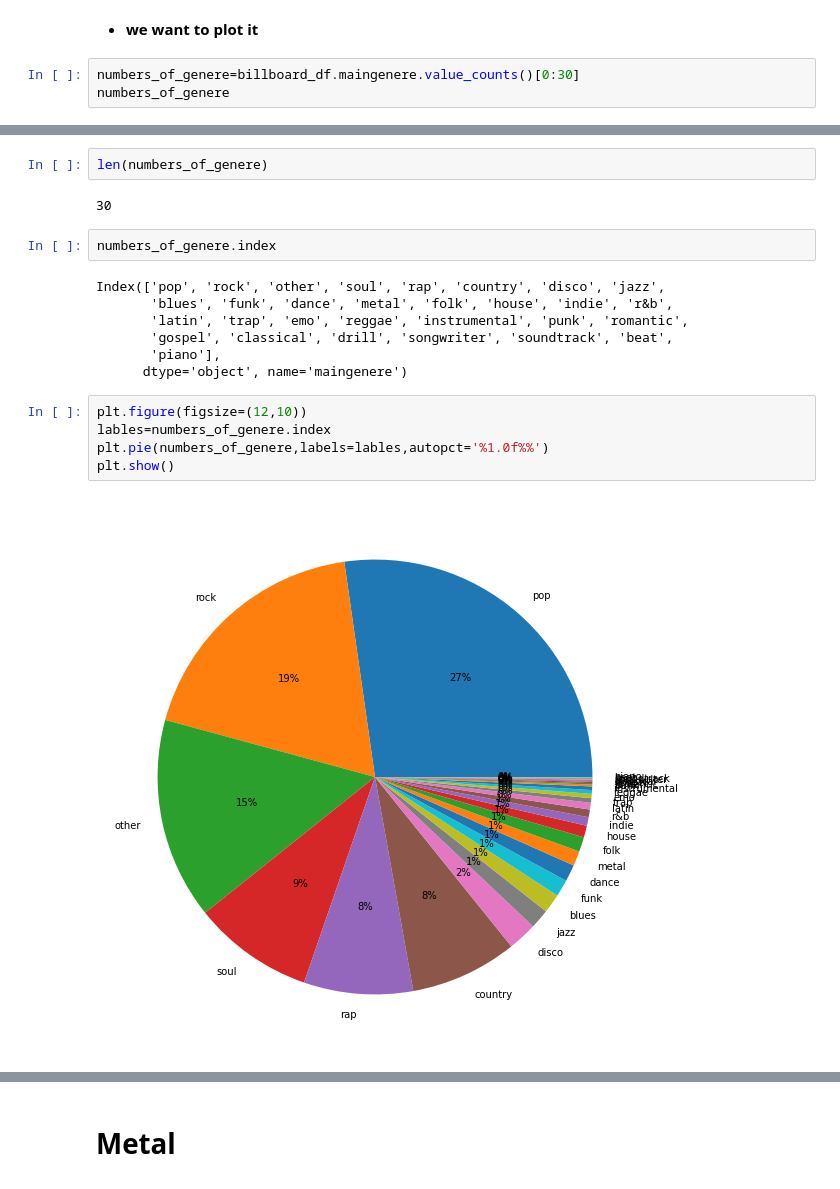
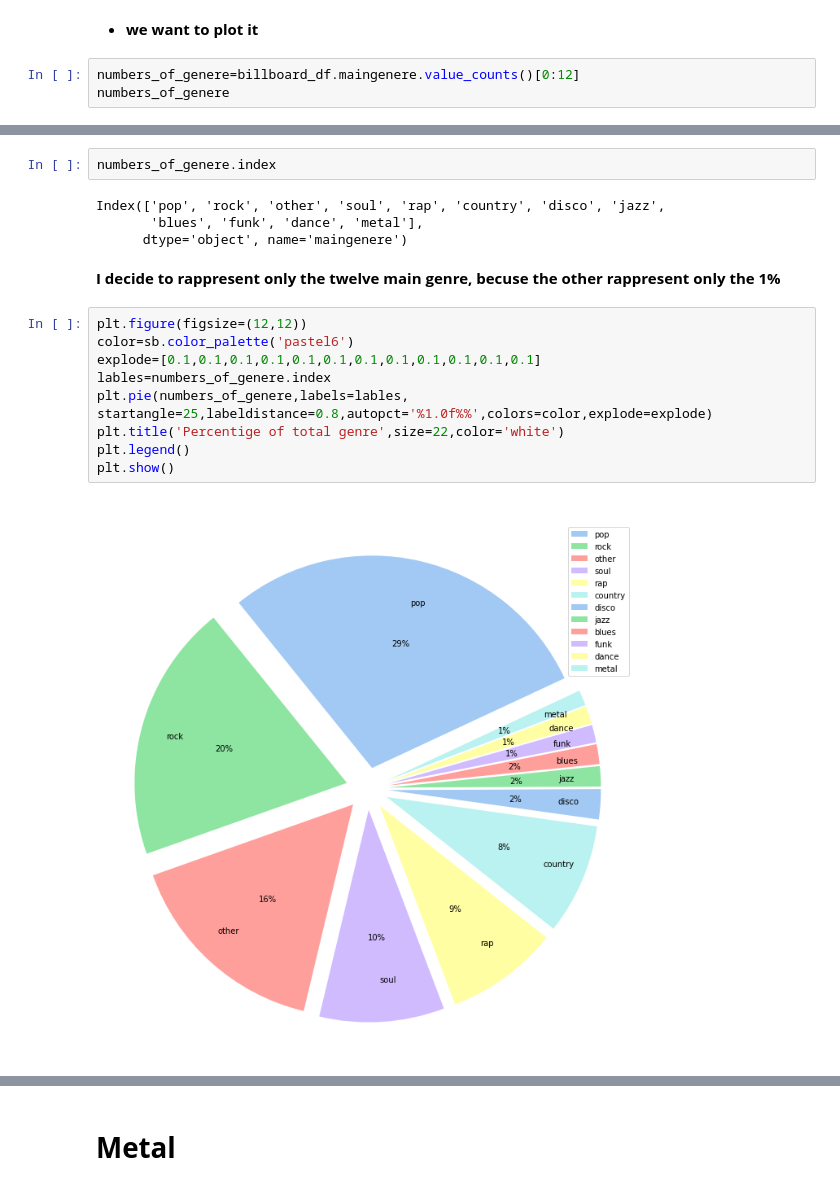
Before and after one commit to alelovo/Project_programming, a Jupyter notebook: project.ipynb, the cells around one changed output, grey strips where cells are left out. Drawn from its saved outputs; the diff is of its cells as text.

```diff
--- a/project.ipynb
+++ b/project.ipynb
@@ -376,7 +376,7 @@ memory usage: 4.9+ MB
 # %% [markdown]
 * **we want to plot it**
 # %%
-numbers_of_genere=billboard_df.maingenere.value_counts()[0:30]
+numbers_of_genere=billboard_df.maingenere.value_counts()[0:12]
 numbers_of_genere
 # %% [output]
 maingenere
@@ -398,21 +395,20 @@ piano             11
 Name: count, dtype: int64
-# %%
-len(numbers_of_genere)
-# %% [output]
-30
 # %%
 numbers_of_genere.index
 # %% [output]
 Index(['pop', 'rock', 'other', 'soul', 'rap', 'country', 'disco', 'jazz',
-       'blues', 'funk', 'dance', 'metal', 'folk', 'house', 'indie', 'r&b',
-       'latin', 'trap', 'emo', 'reggae', 'instrumental', 'punk', 'romantic',
-       'gospel', 'classical', 'drill', 'songwriter', 'soundtrack', 'beat',
-       'piano'],
+       'blues', 'funk', 'dance', 'metal'],
       dtype='object', name='maingenere')
-# %%
-plt.figure(figsize=(12,10))
-lables=numbers_of_genere.index
-plt.pie(numbers_of_genere,labels=lables,autopct='%1.0f%%')
-plt.show()
-# %% [output]
-[figure, removed]
+# %% [markdown]
+**I decide to rappresent only the twelve main genre, becuse the other rappresent only the 1%**
+# %%
+plt.figure(figsize=(12,12))
+color=sb.color_palette('pastel6')
+explode=[0.1,0.1,0.1,0.1,0.1,0.1,0.1,0.1,0.1,0.1,0.1,0.1]
+lables=numbers_of_genere.index
+plt.pie(numbers_of_genere,labels=lables, startangle=25,labeldistance=0.8,autopct='%1.0f%%',colors=color,explode=explode)
+plt.title('Percentige of total genre',size=22,color='white')
+plt.legend()
+plt.show()
+# %% [output]
+[figure, added]
```
Also changed, not shown: parts of 8 cells of this notebook.
